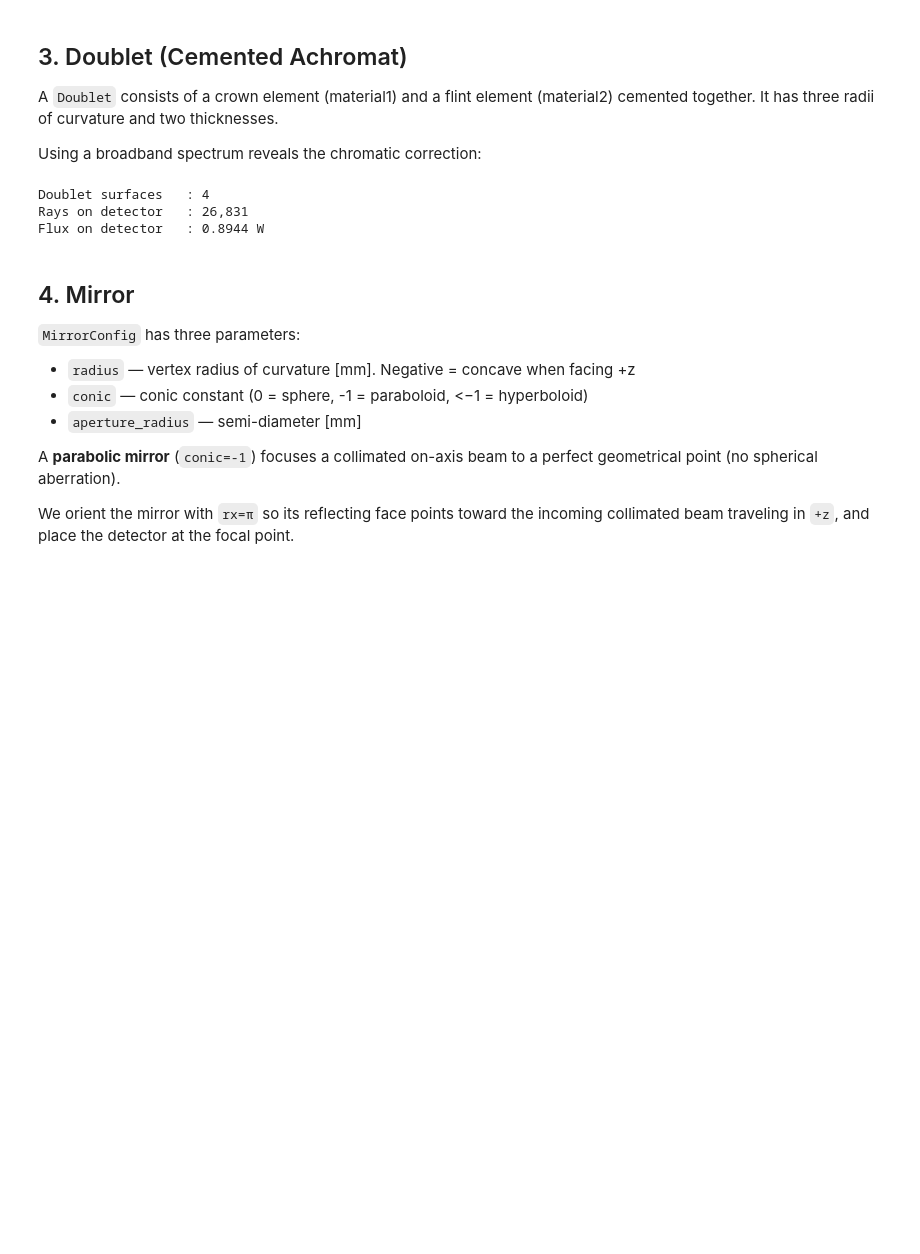
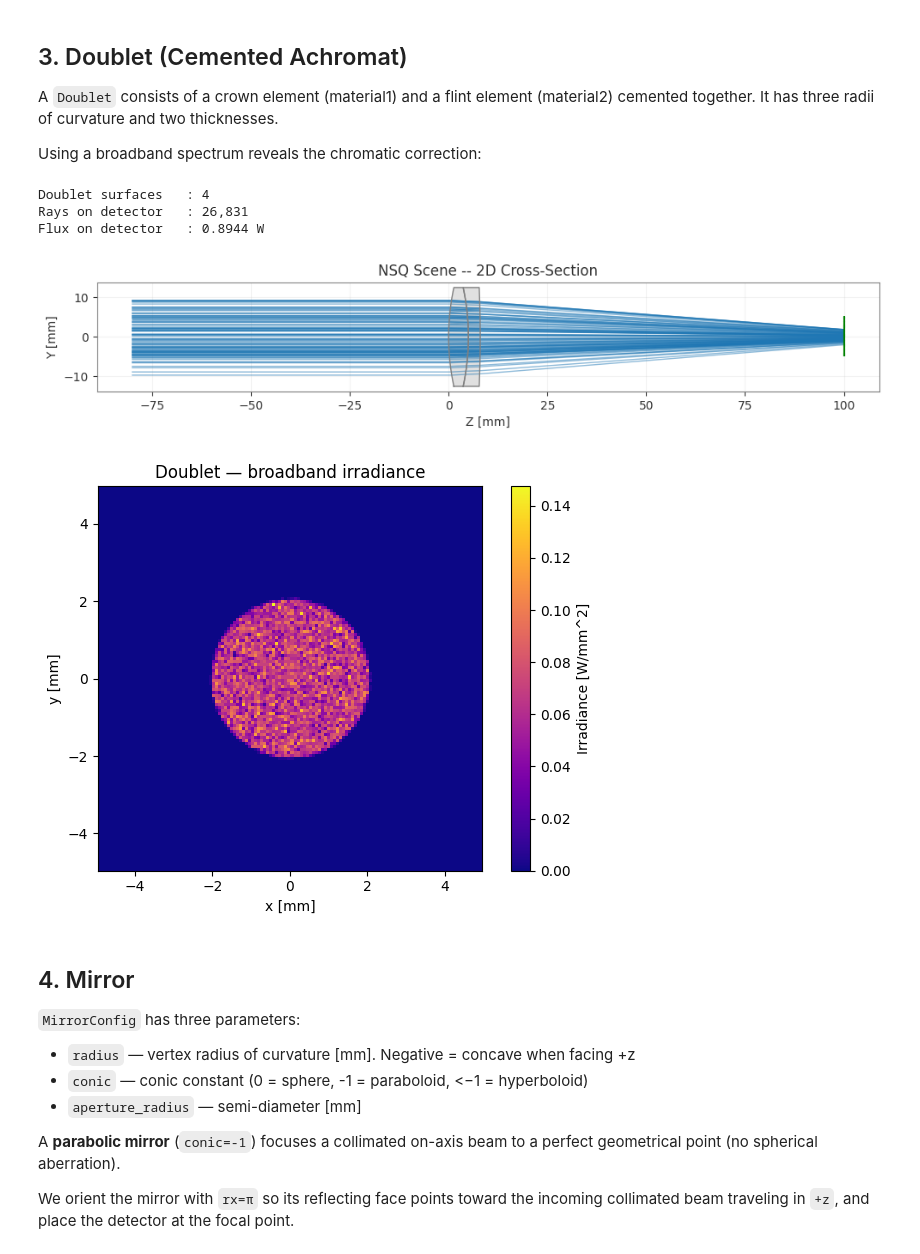
Before and after one commit to optiland/optiland, a Jupyter notebook: docs/gallery/nonsequential/03_optical_components.ipynb, the cells around one changed output. Saved outputs shown, nothing was run; the diff lists cells and outputs as text; code cells hidden in the pictures; blank space fills up the shorter version.

```diff
--- a/docs/gallery/nonsequential/03_optical_components.ipynb
+++ b/docs/gallery/nonsequential/03_optical_components.ipynb
@@ -123,34 +125,37 @@ doublet_config = DoubletConfig(
     material1='N-BK7', material2='N-SF5',
     aperture_radius=12.5,
 )
 
 scene = NSQScene()
 scene.add_source(
     'S', CoordinateSystem(z=-80),
     CollimatedSourceConfig(spectrum=spec_rgb, total_flux=1.0, aperture_radius=10.0),
 )
 scene.add_doublet('D1', CoordinateSystem(z=0), doublet_config)
 scene.add_detector(
     'Det', CoordinateSystem(z=100),
     IrradianceDetectorConfig(width=10, height=10, num_pixels_x=128, num_pixels_y=128),
 )
 
+scene.view()
+
 result = scene.trace(num_rays=30_000, seed=42)
 irr = result.detectors['Det']
 
 print(f"Doublet surfaces   : {len(scene.surfaces)}")
 print(f"Rays on detector   : {irr.num_rays_hit:,}")
 print(f"Flux on detector   : {irr.total_flux:.4f} W")
 
 fig = irr.plot(cmap='plasma')
 plt.title('Doublet — broadband irradiance')
 plt.tight_layout()
 plt.show()
-plt.close(fig)
 # %% [output]
 Doublet surfaces   : 4
 Rays on detector   : 26,831
 Flux on detector   : 0.8944 W
+[figure, added]
+[figure, added]
 # %% [markdown]
 ## 4. Mirror
 
```
Also changed, not shown: parts of 5 cells of this notebook, 2 other files.
